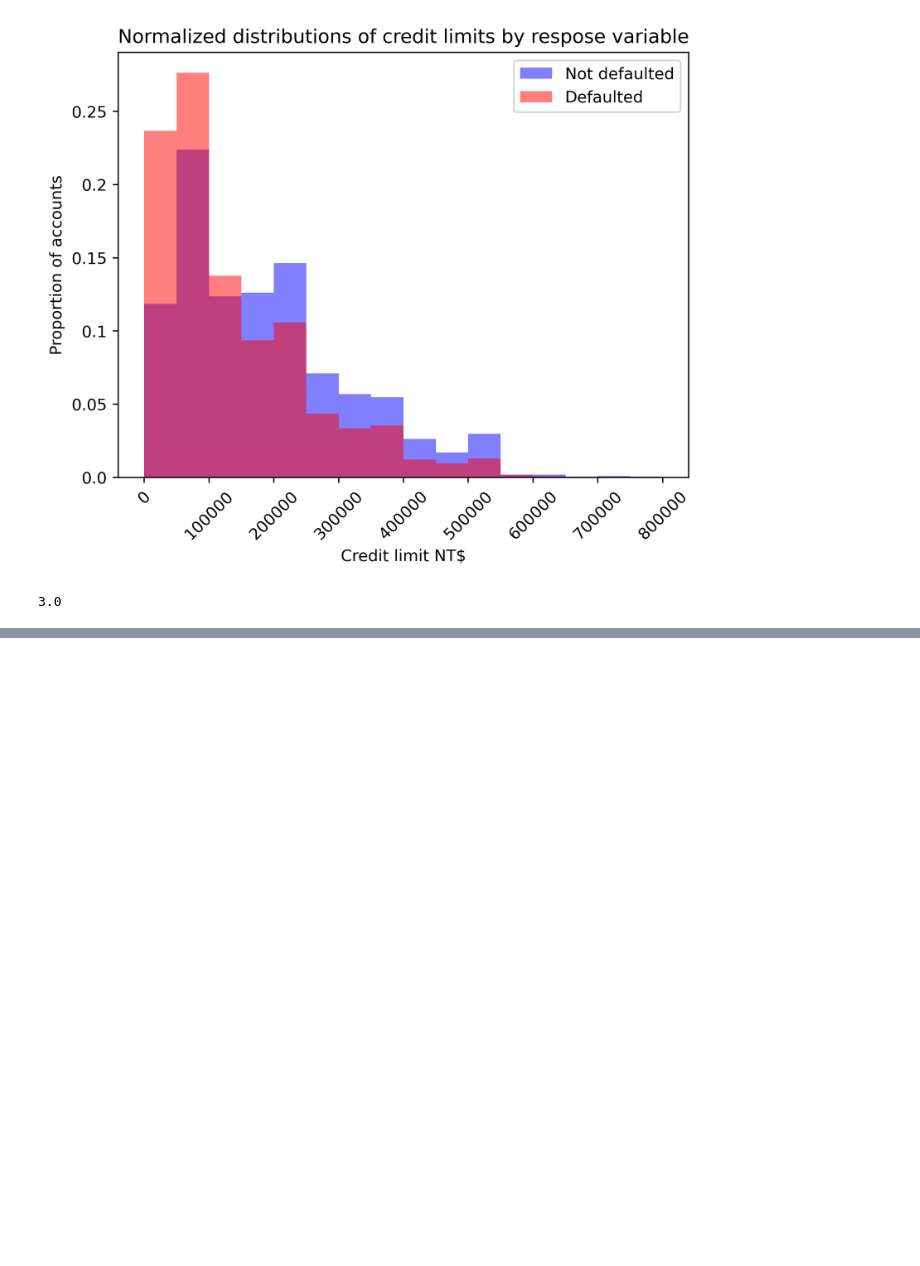
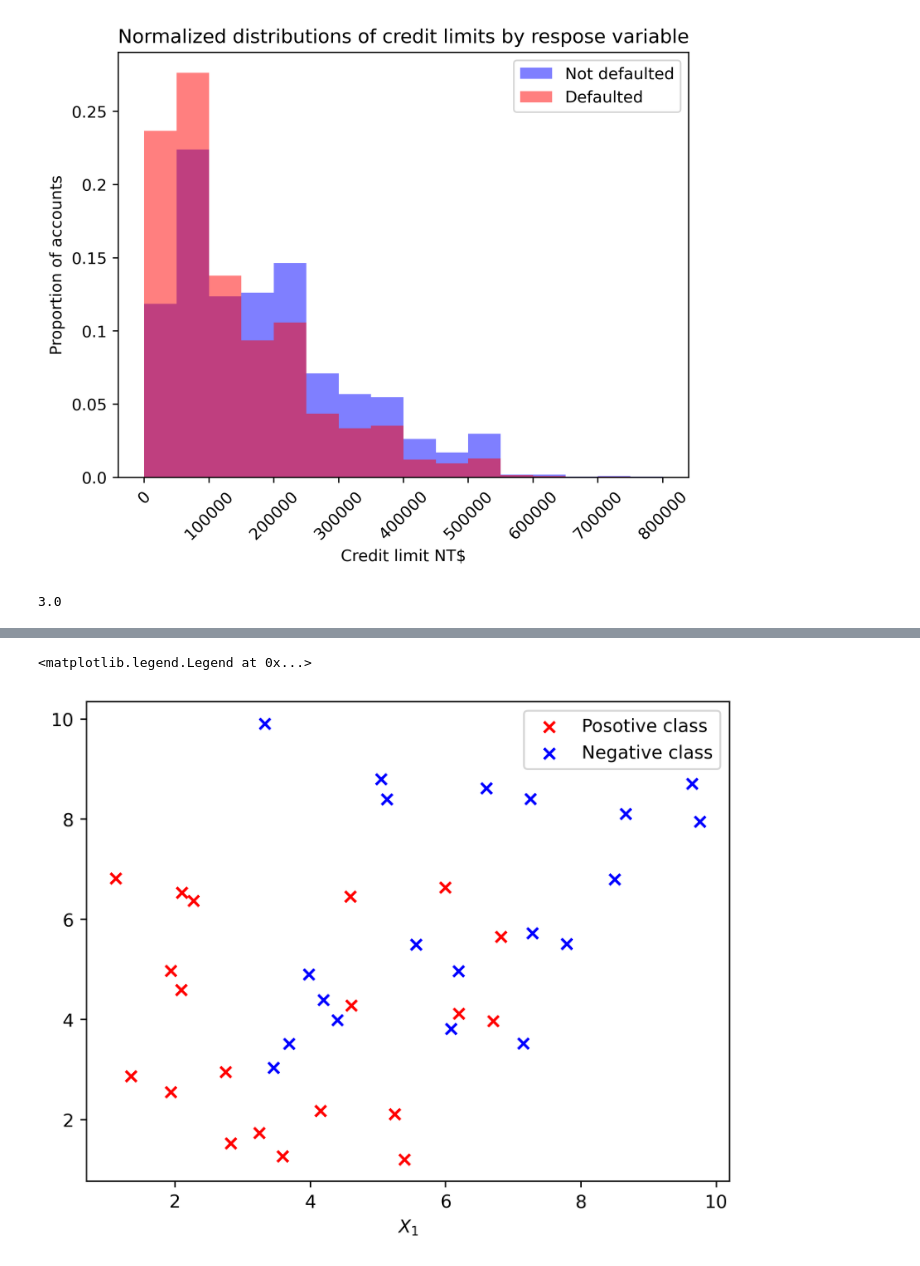
Before and after one commit to ludmilaalvespinto/Projeto-do-livro, a Jupyter notebook: cap03/RegressaoLogistica.ipynb, the cells around one changed output, grey strips where cells are left out. Saved outputs shown, nothing was run; the diff lists cells and outputs as text; code cells hidden in the pictures; blank space fills up the shorter version.

```diff
--- a/cap03/RegressaoLogistica.ipynb
+++ b/cap03/RegressaoLogistica.ipynb
@@ -251,0 +339,8 @@ my_mean([1,2,3,4,5])
+# %%
+plt.scatter(X_1_pos,X_2_pos, color='red', marker='x')
+plt.scatter(X_1_neg,X_2_neg, color='blue', marker='x')
+plt.xlabel('$X_1$')
+plt.legend(['Posotive class', 'Negative class'])
+# %% [output]
+<matplotlib.legend.Legend at 0x...>
+[figure, added]
```
Also changed, not shown: parts of 14 cells of this notebook, 1 other file.
